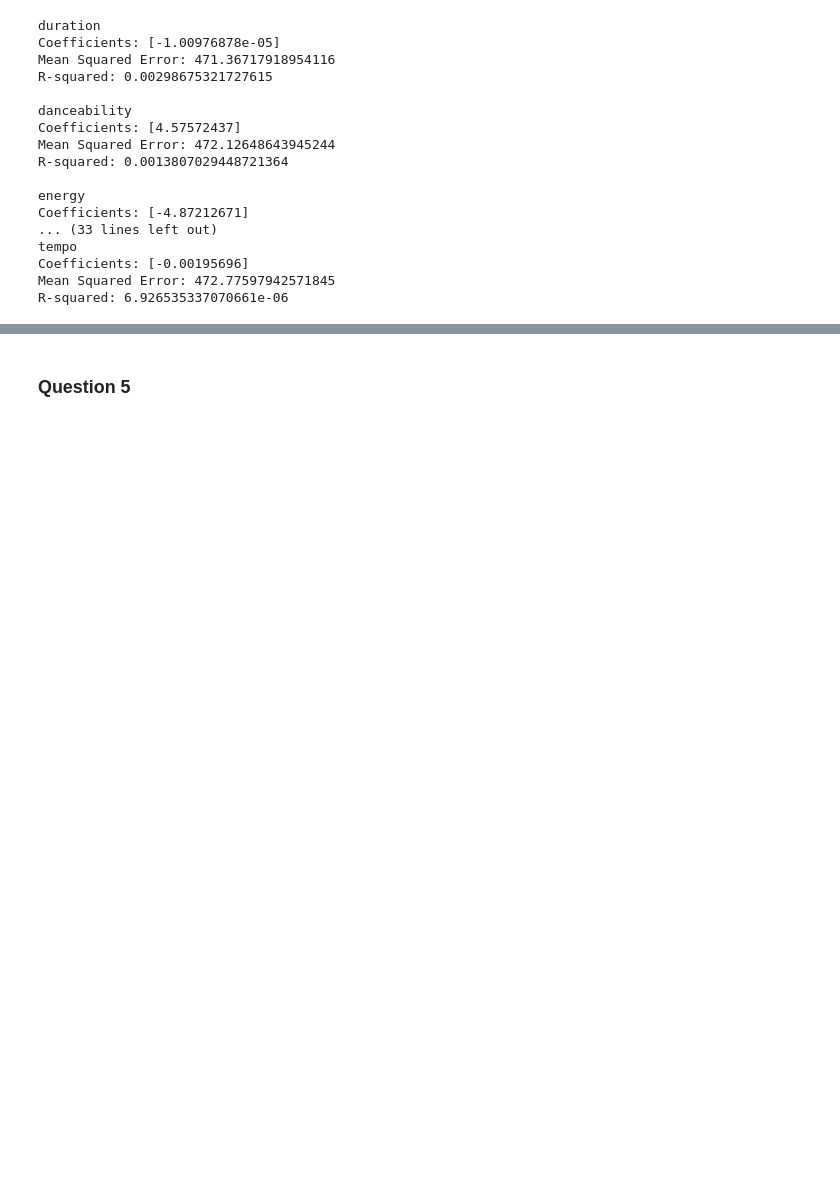
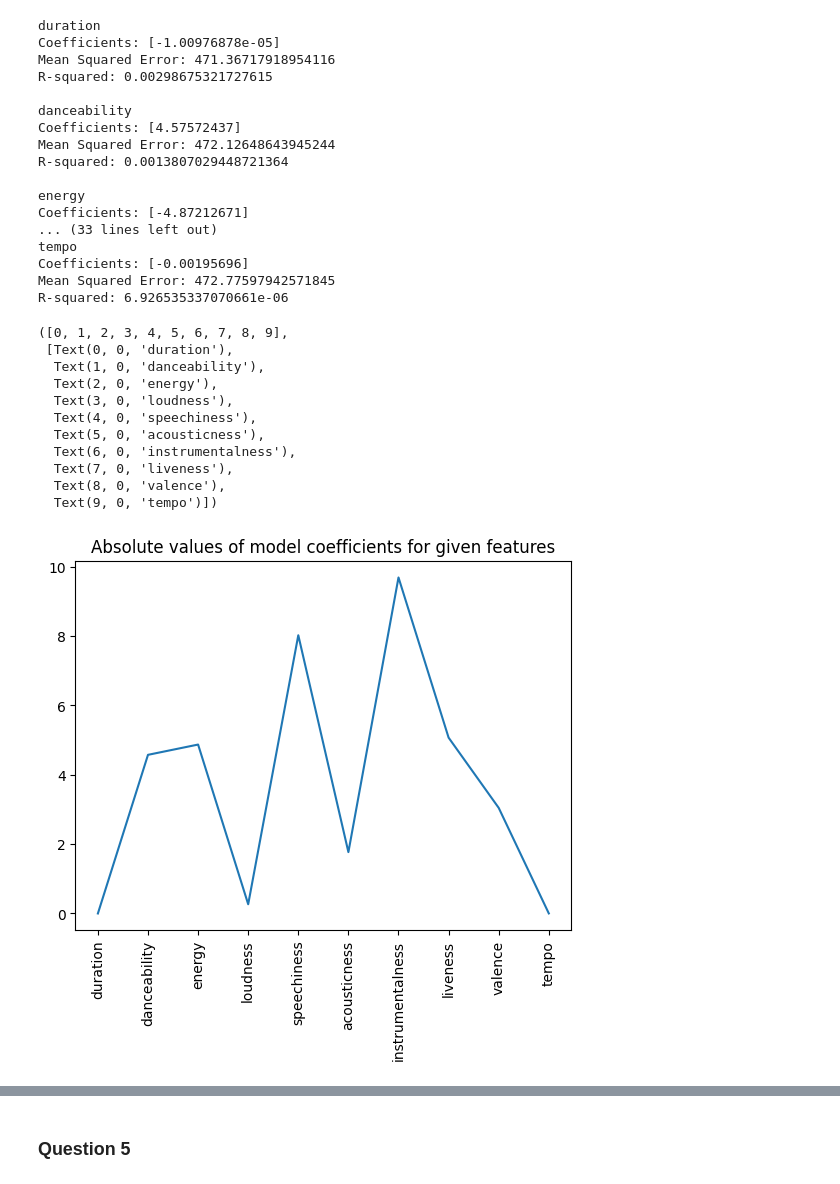
Before and after one commit to hussainmudassir/IDS--DS-GA-1001-, a Jupyter notebook: capstone_proj.ipynb, the cells around one changed output, grey strips where cells are left out. Drawn from its saved outputs; the diff is of its cells as text; code cells hidden in the pictures; blank space fills up the shorter version.

```diff
--- a/capstone_proj.ipynb
+++ b/capstone_proj.ipynb
@@ -137,3 +146,20 @@ tempo
 Coefficients: [-0.00195696]
 Mean Squared Error: 472.77597942571845
 R-squared: 6.926535337070661e-06
+# %%
+plt.plot(features,np.absolute(coef_arr))
+plt.title("Absolute values of model coefficients for given features")
+plt.xticks(rotation=90)
+# %% [output]
+([0, 1, 2, 3, 4, 5, 6, 7, 8, 9],
+ [Text(0, 0, 'duration'),
+  Text(1, 0, 'danceability'),
+  Text(2, 0, 'energy'),
+  Text(3, 0, 'loudness'),
+  Text(4, 0, 'speechiness'),
+  Text(5, 0, 'acousticness'),
+  Text(6, 0, 'instrumentalness'),
+  Text(7, 0, 'liveness'),
+  Text(8, 0, 'valence'),
+  Text(9, 0, 'tempo')])
+[figure, added]
```
Also changed, not shown: parts of 15 cells of this notebook, 1 other file.
